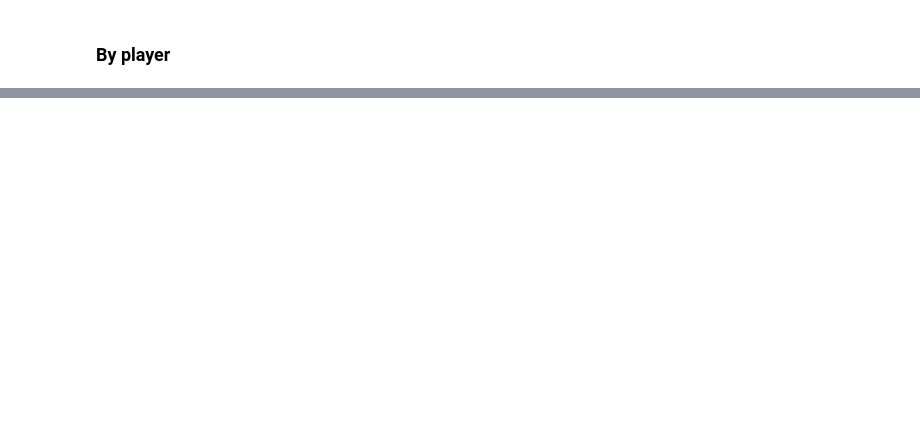
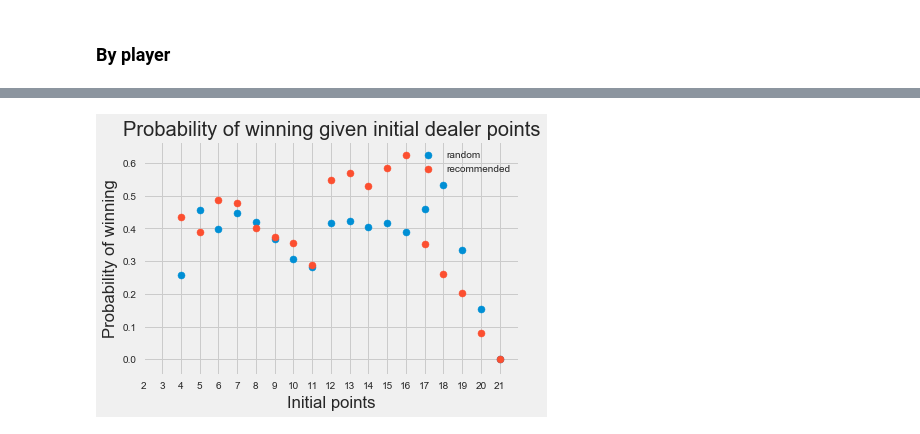
Before and after one commit to jocelyn-ong/data-science-projects, a Jupyter notebook: others/blackjack/data-analysis.ipynb, the cells around one changed output, grey strips where cells are left out. Cells and saved outputs as stored; diff of their text form; code cells hidden in the pictures; blank space fills up the shorter version.

```diff
--- a/others/blackjack/data-analysis.ipynb
+++ b/others/blackjack/data-analysis.ipynb
@@ -283,0 +300,7 @@ KeyError: 'player_initial'
+# %%
+dealer_start = df.groupby(["dealer_initial", "strategy"])[["player_loses", "draw", "player_wins"]].sum()
+dealer_start.reset_index(inplace=True)
+dealer_start["cases"] = dealer_start[["player_loses", "draw", "player_wins"]].apply(sum, axis=1)
+for i in ["player_loses", "draw", "player_wins"]:
+    dealer_start["p_"+i] = dealer_start[i]/dealer_start["cases"]
+dealer_start.head()
@@ -283,0 +314,12 @@ KeyError: 'player_initial'
+# %%
+plt.scatter(dealer_start[dealer_start["strategy"]==0][["dealer_initial"]],
+            dealer_start[dealer_start["strategy"]==0][["p_player_wins"]], label="random");
+plt.scatter(dealer_start[dealer_start["strategy"]==1][["dealer_initial"]],
+            dealer_start[dealer_start["strategy"]==1][["p_player_wins"]], label="recommended");
+plt.legend();
+plt.title("Probability of winning given initial dealer points");
+plt.xlabel("Initial points");
+plt.xticks(np.arange(2,22));
+plt.ylabel("Probability of winning");
+# %% [output]
+[figure, added]
```
Also changed, not shown: parts of 16 cells of this notebook, 2 other files.
